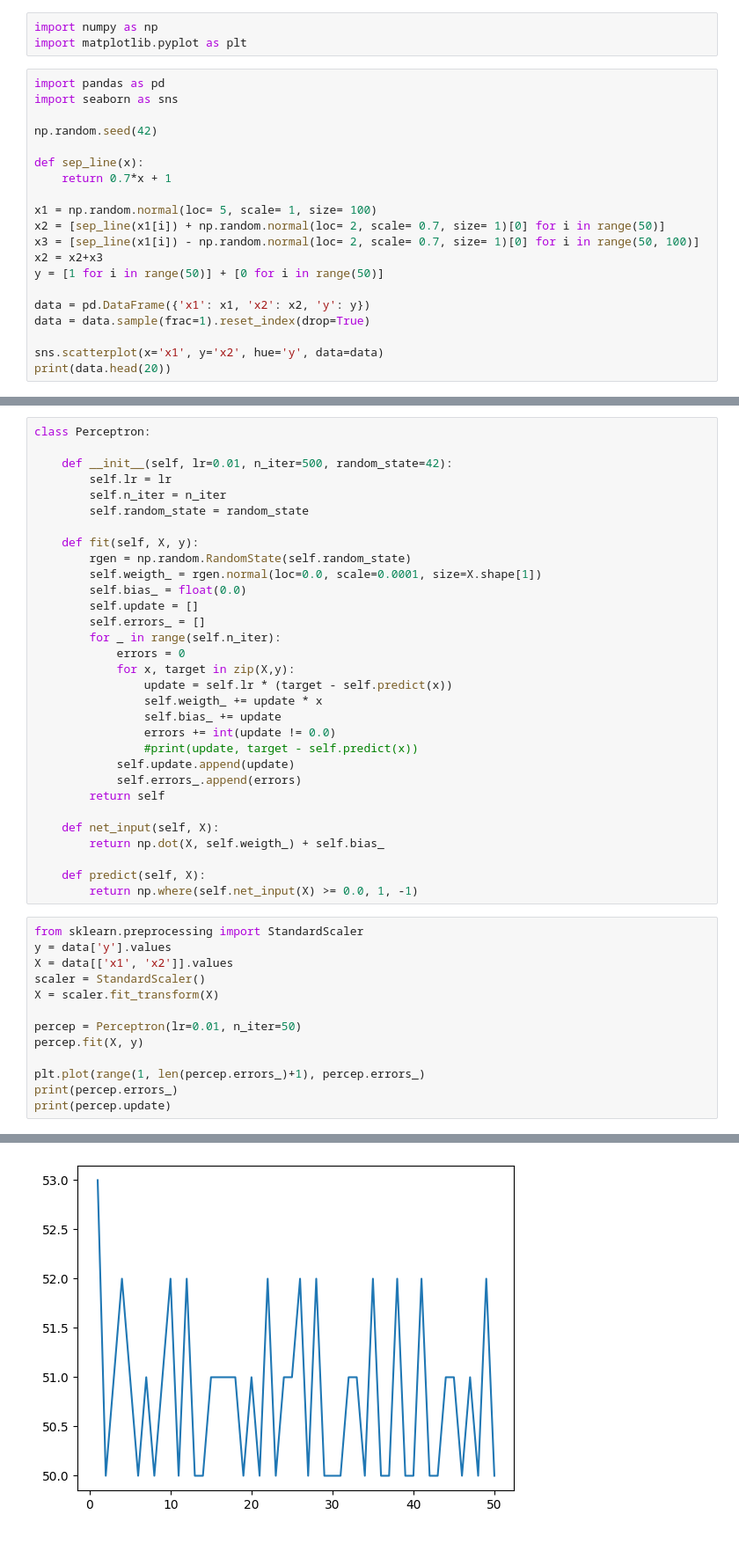
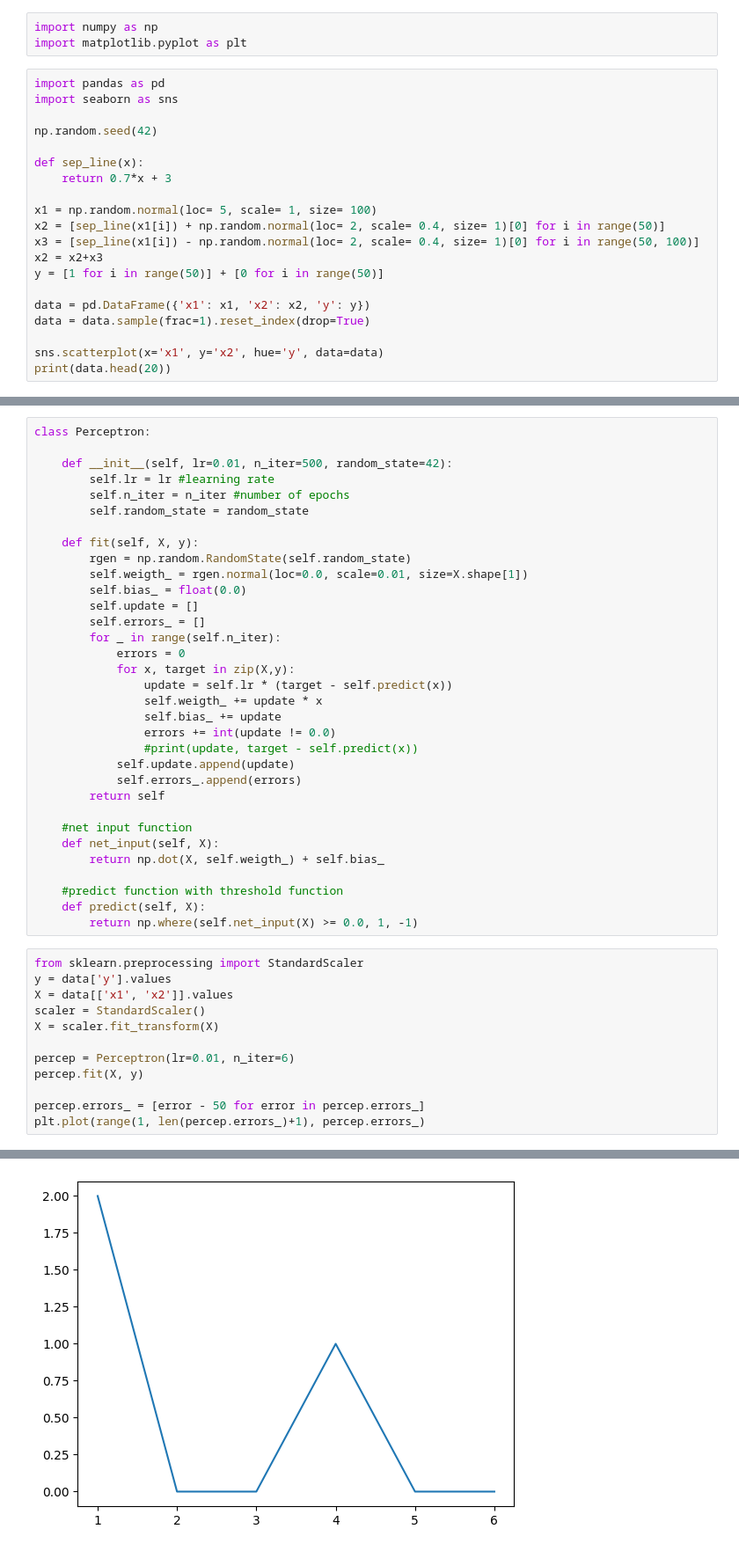
Before and after one commit to ozgun-buyuktanir/algoprac, a Jupyter notebook: machine-learning-algorithms/perceptron.ipynb, the cells around one changed output, grey strips where cells are left out. Shown at 88% size. Saved outputs shown, nothing was run; the diff lists cells and outputs as text.

```diff
--- a/machine-learning-algorithms/perceptron.ipynb
+++ b/machine-learning-algorithms/perceptron.ipynb
@@ -8,11 +8,11 @@ import seaborn as sns
 np.random.seed(42)
 
 def sep_line(x):
-    return 0.7*x + 1
+    return 0.7*x + 3
 
 x1 = np.random.normal(loc= 5, scale= 1, size= 100)
-x2 = [sep_line(x1[i]) + np.random.normal(loc= 2, scale= 0.7, size= 1)[0] for i in range(50)]
-x3 = [sep_line(x1[i]) - np.random.normal(loc= 2, scale= 0.7, size= 1)[0] for i in range(50, 100)]
+x2 = [sep_line(x1[i]) + np.random.normal(loc= 2, scale= 0.4, size= 1)[0] for i in range(50)]
+x3 = [sep_line(x1[i]) - np.random.normal(loc= 2, scale= 0.4, size= 1)[0] for i in range(50, 100)]
 x2 = x2+x3
 y = [1 for i in range(50)] + [0 for i in range(50)]
 
@@ -44,13 +49,13 @@ print(data.head(20))
 class Perceptron:
 
     def __init__(self, lr=0.01, n_iter=500, random_state=42):
-        self.lr = lr
-        self.n_iter = n_iter
+        self.lr = lr #learning rate
+        self.n_iter = n_iter #number of epochs
         self.random_state = random_state
 
     def fit(self, X, y):
         rgen = np.random.RandomState(self.random_state)
-        self.weigth_ = rgen.normal(loc=0.0, scale=0.0001, size=X.shape[1])
+        self.weigth_ = rgen.normal(loc=0.0, scale=0.01, size=X.shape[1])
         self.bias_ = float(0.0)
         self.update = []
         self.errors_ = []
@@ -66,9 +71,11 @@ class Perceptron:
             self.errors_.append(errors)
         return self
 
+    #net input function
     def net_input(self, X):
         return np.dot(X, self.weigth_) + self.bias_
 
+    #predict function with threshold function
     def predict(self, X):
         return np.where(self.net_input(X) >= 0.0, 1, -1)
 # %%
@@ -78,10 +85,9 @@ X = data[['x1', 'x2']].values
 scaler = StandardScaler()
 X = scaler.fit_transform(X)
 
-percep = Perceptron(lr=0.01, n_iter=50)
+percep = Perceptron(lr=0.01, n_iter=6)
 percep.fit(X, y)
 
+percep.errors_ = [error - 50 for error in percep.errors_]
 plt.plot(range(1, len(percep.errors_)+1), percep.errors_)
-print(percep.errors_)
-print(percep.update)
 # %% [output]
@@ -90,4 +95,4 @@ print(percep.update)
-[figure, old version]
+[figure, new version]
 # %%
 from matplotlib.colors import ListedColormap
 
```
Also changed, not shown: parts of 7 cells of this notebook.
